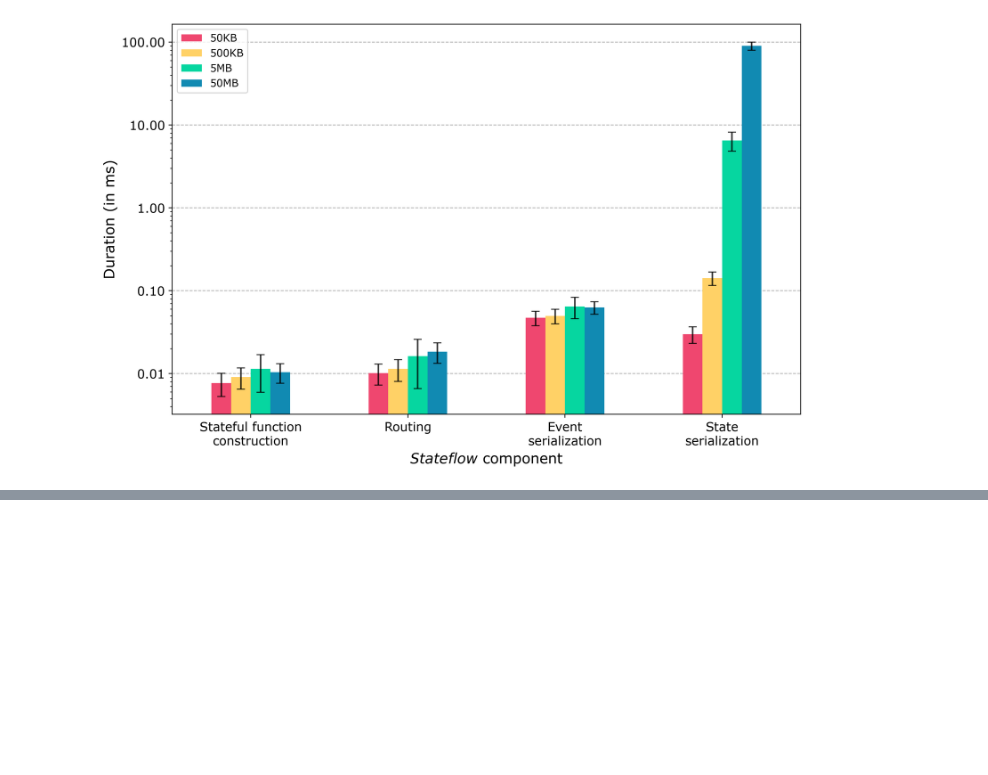
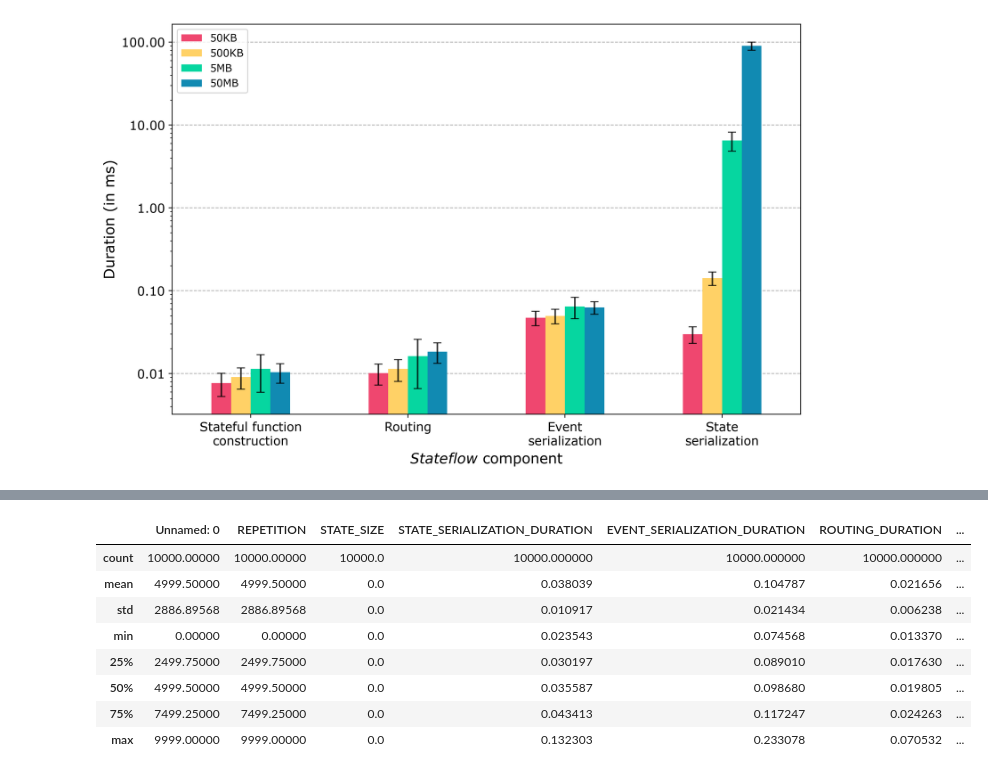
Before and after one commit to delftdata/stateflow-evaluation, a Jupyter notebook: results/overhead/overhead_results.ipynb, the cells around one changed output, grey strips where cells are left out. Cells and saved outputs as stored; diff of their text form; code cells hidden in the pictures; blank space fills up the shorter version.

```diff
--- a/results/overhead/overhead_results.ipynb
+++ b/results/overhead/overhead_results.ipynb
@@ -172,0 +177,13 @@ plt.show()
+# %%
+eg_10_data = pd.read_csv("execution_graph_length_10.csv")
+eg_10_data.describe()
+# %% [output]
+|  | Unnamed: 0 | REPETITION | STATE_SIZE | STATE_SERIALIZATION_DURATION | EVENT_SERIALIZATION_DURATION | ROUTING_DURATION | ... |
+| count | 10000.00000 | 10000.00000 | 10000.0 | 10000.000000 | 10000.000000 | 10000.000000 | ... |
+| mean | 4999.50000 | 4999.50000 | 0.0 | 0.038039 | 0.104787 | 0.021656 | ... |
+| std | 2886.89568 | 2886.89568 | 0.0 | 0.010917 | 0.021434 | 0.006238 | ... |
+| min | 0.00000 | 0.00000 | 0.0 | 0.023543 | 0.074568 | 0.013370 | ... |
+| 25% | 2499.75000 | 2499.75000 | 0.0 | 0.030197 | 0.089010 | 0.017630 | ... |
+| 50% | 4999.50000 | 4999.50000 | 0.0 | 0.035587 | 0.098680 | 0.019805 | ... |
+| 75% | 7499.25000 | 7499.25000 | 0.0 | 0.043413 | 0.117247 | 0.024263 | ... |
+| max | 9999.00000 | 9999.00000 | 0.0 | 0.132303 | 0.233078 | 0.070532 | ... |
```
Also changed, not shown: parts of 7 cells of this notebook.
